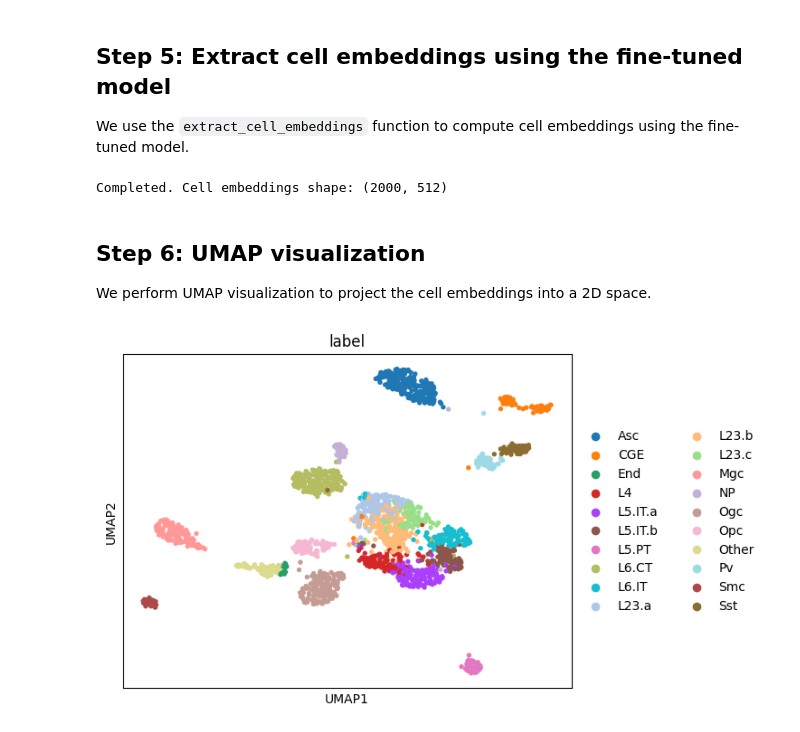
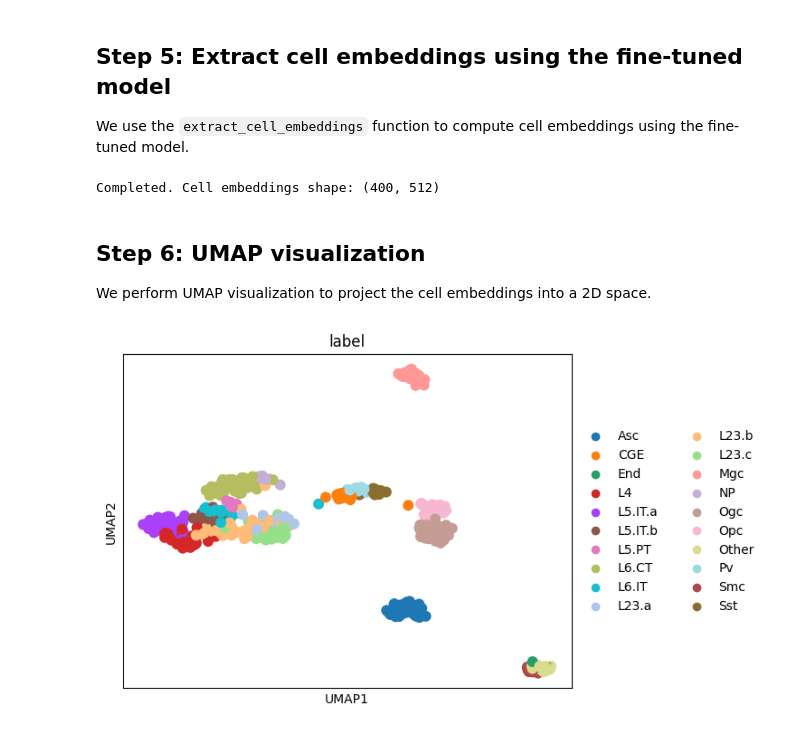
Before and after one commit to likeyi19/EpiZoo, a Jupyter notebook: examples/02_finetune_epizoo.ipynb, the cells around one changed output. Saved outputs shown, nothing was run; the diff lists cells and outputs as text; code cells hidden in the pictures.

```diff
--- a/examples/02_finetune_epizoo.ipynb
+++ b/examples/02_finetune_epizoo.ipynb
@@ -92,15 +92,21 @@ Name: cell_indices, dtype: object
 
 After generating cell sentences, we construct `CellDataset` and DataLoader for model fine-tuning. Each cell is represented as a sequence of tokens with special tokens [CLS] and [SEP].
 # %%
-from epizoo.data.datasets import CellDataset, collate_fn
+from epizoo.data.datasets import CellDataset, collate_fn, InferenceCellDataset, inference_collate_fn
 from torch.utils.data import DataLoader
+from sklearn.model_selection import train_test_split
 
-# Create a dataset and dataloader for inference
+# Split cells into train and test sets
+train_idx, test_idx = train_test_split(np.arange(adata.n_obs), test_size=0.2, random_state=42, shuffle=True)
+adata_train = adata[train_idx].copy()
+adata_test = adata[test_idx].copy()
+
+# Create a dataset and dataloader for fine-tuning
 human_vocab_size = 700460
 mouse_vocab_size = 814020
 celldataset = CellDataset(
-    cell_sentences=adata.obs['cell_indices'].values,
-    species=[1] * adata.n_obs,
+    cell_sentences=adata_train.obs['cell_indices'].values,
+    species=[1] * adata_train.n_obs,
     cca_alpha=1,
     human_num_ccres=human_vocab_size,
     mouse_num_ccres=mouse_vocab_size,
@@ -111,3 +117,17 @@ dataloader = DataLoader(
     shuffle=True,
     collate_fn=collate_fn,
 )
+
+# Create a dataset and dataloader for inference
+inference_dataset = InferenceCellDataset(
+    cell_sentences=adata_test.obs['cell_indices'].values,
+    species=[1] * adata_test.n_obs,
+)
+inference_dataloader = DataLoader(
+    inference_dataset,
+    batch_size=32,
+    shuffle=False,
+    collate_fn=inference_collate_fn,
+)
+
+print(f"Training cells: {len(celldataset)}, Testing cells: {len(inference_dataset)}")
@@ -155,9 +177,9 @@ from epizoo.train.finetune import EpiZooFinetuneTrainer, FineTuneConfig, LoRACon
 ft_cfg = FineTuneConfig(
     mode="sr_cca",
     output_dir="/data/lizhen/epizoo/models/finetuned_model",
-    max_steps=1000,
-    save_steps=200,
-    log_steps=100,
+    max_steps=500,
+    save_steps=100,
+    log_steps=50,
     keep_last=2,
     lr=1e-5,
     warmup_steps=100,
@@ -205,19 +227,6 @@ Fine-tuning finished.
 We use the `extract_cell_embeddings` function to compute cell embeddings using the fine-tuned model.
 # %%
 from epizoo.inference.embeddings import extract_cell_embeddings
-from epizoo.data.datasets import InferenceCellDataset, inference_collate_fn
-
-# Create a dataset and dataloader for inference
-inference_dataset = InferenceCellDataset(
-    cell_sentences=adata.obs['cell_indices'].values,
-    species=[1] * adata.n_obs,
-)
-inference_dataloader = DataLoader(
-    inference_dataset,
-    batch_size=32,
-    shuffle=False,
-    collate_fn=inference_collate_fn,
-)
 
 # Extract cell embeddings
 cell_embeddings = extract_cell_embeddings(
@@ -227,7 +236,7 @@ cell_embeddings = extract_cell_embeddings(
 )
 print(f"Completed. Cell embeddings shape: {cell_embeddings.shape}")
 # %% [output]
-Completed. Cell embeddings shape: (2000, 512)
+Completed. Cell embeddings shape: (400, 512)
 # %% [markdown]
 ## Step 6: UMAP visualization
 
@@ -235,15 +244,15 @@ We perform UMAP visualization to project the cell embeddings into a 2D space.
 # %%
 from epizoo.visualization import run_umap
 
 # Run UMAP on the extracted cell embeddings
-adata = run_umap(
+adata_test = run_umap(
     cell_embeddings,
-    labels=adata.obs['celltype'].values,
+    labels=adata_test.obs['celltype'].values,
     label_key="label",
     output_file=None,
     n_neighbors=15,
     random_state=2020,
     show=True,
 )
 # %% [output]
-[figure, old version]
+[figure, new version]
```
Also changed, not shown: parts of 3 cells of this notebook.
